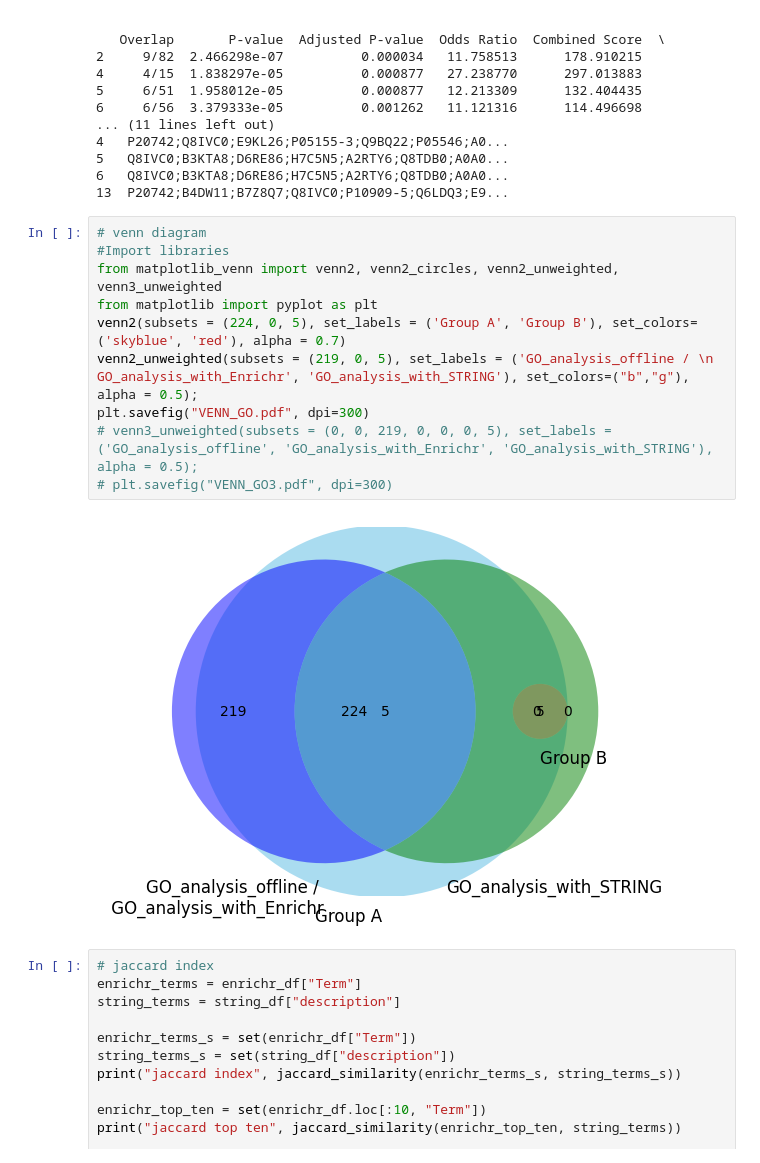
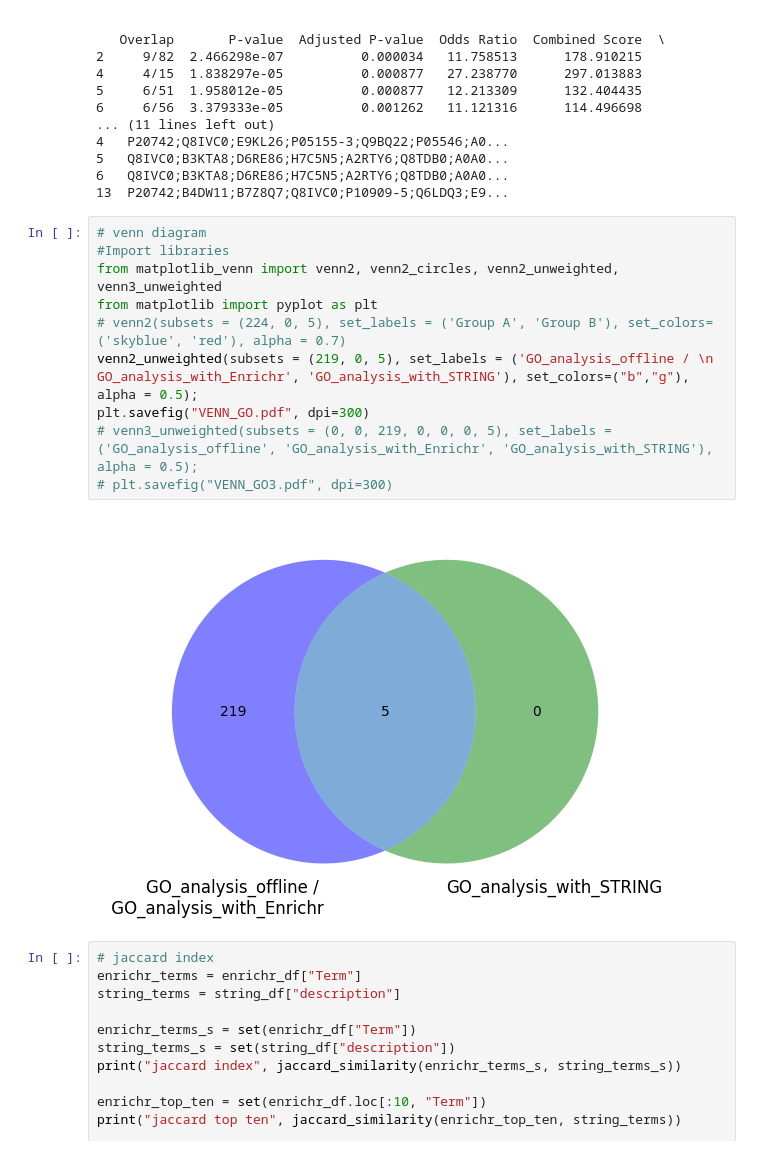
Before and after one commit to cschlaffner/PROTzilla2, a Jupyter notebook: ba/results.ipynb, the cells around one changed output. Drawn from its saved outputs; the diff is of its cells as text.

```diff
--- a/ba/results.ipynb
+++ b/ba/results.ipynb
@@ -142,15 +144,15 @@ print(overlap_df)
 # %%
 # venn diagram
 #Import libraries
 from matplotlib_venn import venn2, venn2_circles, venn2_unweighted, venn3_unweighted
 from matplotlib import pyplot as plt
-venn2(subsets = (224, 0, 5), set_labels = ('Group A', 'Group B'), set_colors=('skyblue', 'red'), alpha = 0.7)
+# venn2(subsets = (224, 0, 5), set_labels = ('Group A', 'Group B'), set_colors=('skyblue', 'red'), alpha = 0.7)
 venn2_unweighted(subsets = (219, 0, 5), set_labels = ('GO_analysis_offline / \n GO_analysis_with_Enrichr', 'GO_analysis_with_STRING'), set_colors=("b","g"), alpha = 0.5);
 plt.savefig("VENN_GO.pdf", dpi=300)
 # venn3_unweighted(subsets = (0, 0, 219, 0, 0, 0, 5), set_labels = ('GO_analysis_offline', 'GO_analysis_with_Enrichr', 'GO_analysis_with_STRING'), alpha = 0.5);
 # plt.savefig("VENN_GO3.pdf", dpi=300)
 # %% [output]
-[figure, old version]
+[figure, new version]
 # %%
 # jaccard index
 enrichr_terms = enrichr_df["Term"]
```
Also changed, not shown: parts of 12 cells of this notebook, 1 other file.
